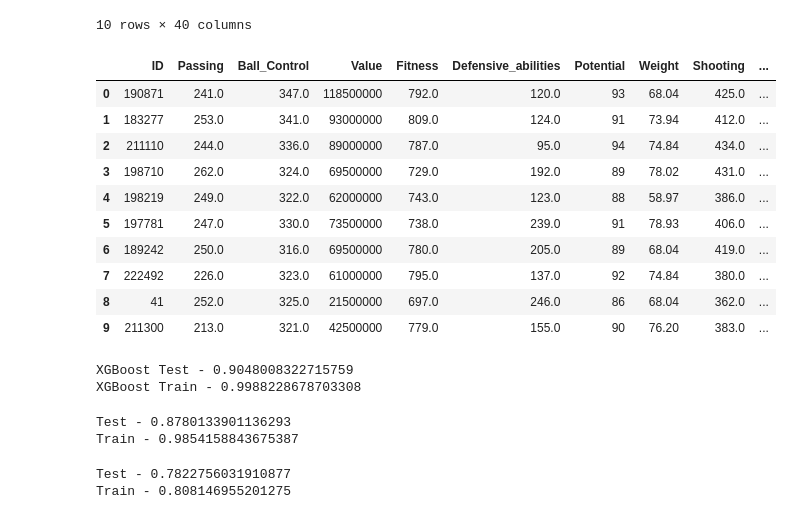
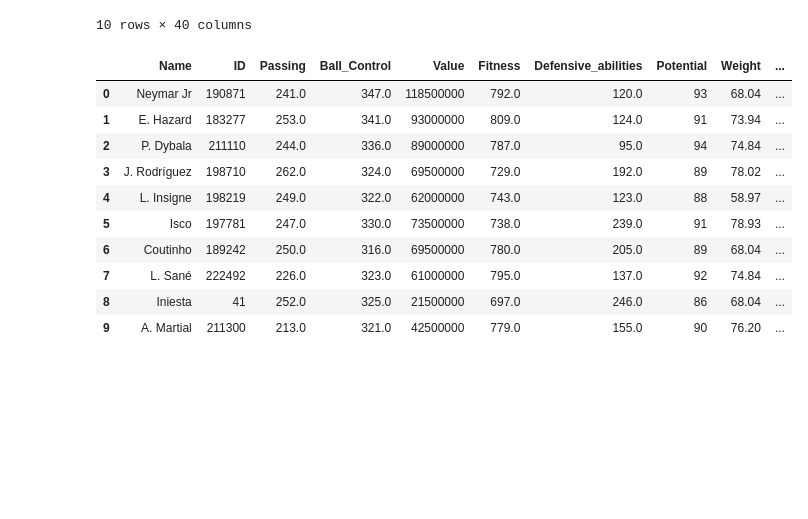
Before and after one commit to Vgoyal6809/Fifa, a Jupyter notebook: Left_Forward.ipynb, the cells around one changed output. Saved outputs shown, nothing was run; the diff lists cells and outputs as text; code cells hidden in the pictures; blank space fills up the shorter version.

```diff
--- a/Left_Forward.ipynb
+++ b/Left_Forward.ipynb
@@ -97,28 +97,28 @@ LF.head(10)
 # %%
 LF['Passing'] = LF['Crossing']  +LF['ShortPassing'] +LF['LongPassing']
 
 LF['Ball_Control'] =  LF['Dribbling']  +LF['BallControl'] +LF['Composure'] +LF['HeadingAccuracy']
 
 LF['Fitness'] = LF['Acceleration'] +LF['SprintSpeed'] +LF['Agility'] +LF['Reactions'] +LF['Balance'] +LF['Jumping'] +LF['Stamina'] +LF['Strength'] +LF['Aggression'] +LF['Vision']
 
 LF['Defensive_abilities'] =LF['Interceptions'] +LF['Marking']  +LF['StandingTackle']  +LF['SlidingTackle']
 
 LF['Shooting'] = LF['Curve'] +LF['FKAccuracy'] +LF['Finishing'] +LF['Penalties'] +LF['LongShots']
 
-LF = LF [['ID','Passing','Ball_Control','Value','Fitness','Defensive_abilities','Potential','Weight','Shooting','Age']]
+LF = LF [['Name','ID','Passing','Ball_Control','Value','Fitness','Defensive_abilities','Potential','Weight','Shooting','Age']]
 LF.head(10)
 # %% [output]
-|  | ID | Passing | Ball_Control | Value | Fitness | Defensive_abilities | Potential | Weight | Shooting | ... |
-| 0 | 190871 | 241.0 | 347.0 | 118500000 | 792.0 | 120.0 | 93 | 68.04 | 425.0 | ... |
-| 1 | 183277 | 253.0 | 341.0 | 93000000 | 809.0 | 124.0 | 91 | 73.94 | 412.0 | ... |
-| 2 | 211110 | 244.0 | 336.0 | 89000000 | 787.0 | 95.0 | 94 | 74.84 | 434.0 | ... |
-| 3 | 198710 | 262.0 | 324.0 | 69500000 | 729.0 | 192.0 | 89 | 78.02 | 431.0 | ... |
-| 4 | 198219 | 249.0 | 322.0 | 62000000 | 743.0 | 123.0 | 88 | 58.97 | 386.0 | ... |
-| 5 | 197781 | 247.0 | 330.0 | 73500000 | 738.0 | 239.0 | 91 | 78.93 | 406.0 | ... |
-| 6 | 189242 | 250.0 | 316.0 | 69500000 | 780.0 | 205.0 | 89 | 68.04 | 419.0 | ... |
-| 7 | 222492 | 226.0 | 323.0 | 61000000 | 795.0 | 137.0 | 92 | 74.84 | 380.0 | ... |
-| 8 | 41 | 252.0 | 325.0 | 21500000 | 697.0 | 246.0 | 86 | 68.04 | 362.0 | ... |
-| 9 | 211300 | 213.0 | 321.0 | 42500000 | 779.0 | 155.0 | 90 | 76.20 | 383.0 | ... |
+|  | Name | ID | Passing | Ball_Control | Value | Fitness | Defensive_abilities | Potential | Weight | ... |
+| 0 | Neymar Jr | 190871 | 241.0 | 347.0 | 118500000 | 792.0 | 120.0 | 93 | 68.04 | ... |
+| 1 | E. Hazard | 183277 | 253.0 | 341.0 | 93000000 | 809.0 | 124.0 | 91 | 73.94 | ... |
+| 2 | P. Dybala | 211110 | 244.0 | 336.0 | 89000000 | 787.0 | 95.0 | 94 | 74.84 | ... |
+| 3 | J. Rodríguez | 198710 | 262.0 | 324.0 | 69500000 | 729.0 | 192.0 | 89 | 78.02 | ... |
+| 4 | L. Insigne | 198219 | 249.0 | 322.0 | 62000000 | 743.0 | 123.0 | 88 | 58.97 | ... |
+| 5 | Isco | 197781 | 247.0 | 330.0 | 73500000 | 738.0 | 239.0 | 91 | 78.93 | ... |
+| 6 | Coutinho | 189242 | 250.0 | 316.0 | 69500000 | 780.0 | 205.0 | 89 | 68.04 | ... |
+| 7 | L. Sané | 222492 | 226.0 | 323.0 | 61000000 | 795.0 | 137.0 | 92 | 74.84 | ... |
+| 8 | Iniesta | 41 | 252.0 | 325.0 | 21500000 | 697.0 | 246.0 | 86 | 68.04 | ... |
+| 9 | A. Martial | 211300 | 213.0 | 321.0 | 42500000 | 779.0 | 155.0 | 90 | 76.20 | ... |
 # %%
 from sklearn.model_selection import train_test_split, GridSearchCV, KFold, cross_val_score
 from sklearn.metrics import mean_absolute_error, mean_squared_error, r2_score
@@ -132,58 +132,3 @@ y = LF['Potential']
 
 # Now split the cleaned data into training and test sets
 x_train, x_test, y_train, y_test = train_test_split(x, y, test_size=0.25, random_state=42)
-# %%
-XGboost_model = xgb.XGBRegressor(objective ='reg:squarederror')
-
-# Hyperparameter grid
-param_grid = {
-    'n_estimators': [200],
-    'learning_rate': [0.05],
-    'max_depth': [ 7],
-    'subsample': [0.6],
-    'colsample_bytree': [1.0],
-    'reg_alpha': [ 0.1],
-    'reg_lambda': [ 1.5]
-}
-
-# Grid search with cross-validation
-grid_search = GridSearchCV(XGboost_model, param_grid, cv=5, scoring='r2', n_jobs=-1)
-grid_search.fit(x_train, y_train)
-
-# XGboost_model.fit(x_train, y_train)
-
-# Best model from grid search
-best_XGboost_model = grid_search.best_estimator_
-
-pred_XGboost_y_test=best_XGboost_model.predict(x_test)
-pred_XGboost_y_train=best_XGboost_model.predict(x_train)
-
-print(f'XGBoost Test - {r2_score(y_test,pred_XGboost_y_test)}')
-print(f'XGBoost Train - {r2_score(y_train,pred_XGboost_y_train)}')
-# %% [output]
-XGBoost Test - 0.9048008322715759
-XGBoost Train - 0.9988228678703308
-# %%
-RandomForest_Model = RandomForestRegressor()
-RandomForest_Model.fit(x_train , y_train)
-
-pred_RandomForest_y_test=RandomForest_Model.predict(x_test)
-pred_RandomForest_y_train=RandomForest_Model.predict(x_train)
-
-print(f'Test - {r2_score(y_test,pred_RandomForest_y_test)}')
-print(f'Train - {r2_score(y_train,pred_RandomForest_y_train)}')
-# %% [output]
-Test - 0.8780133901136293
-Train - 0.9854158843675387
-# %%
-Ridge_Model = Ridge()
-Ridge_Model.fit(x_train, y_train)
-
-pred_Ridge_y_test=Ridge_Model.predict(x_test)
-pred_Ridge_y_train=Ridge_Model.predict(x_train)
-
-print(f'Test - {r2_score(y_test,pred_Ridge_y_test)}')
-print(f'Train - {r2_score(y_train,pred_Ridge_y_train)}')
-# %% [output]
-Test - 0.7822756031910877
-Train - 0.808146955201275
```
Also changed, not shown: parts of 7 cells of this notebook, 9 other files.
